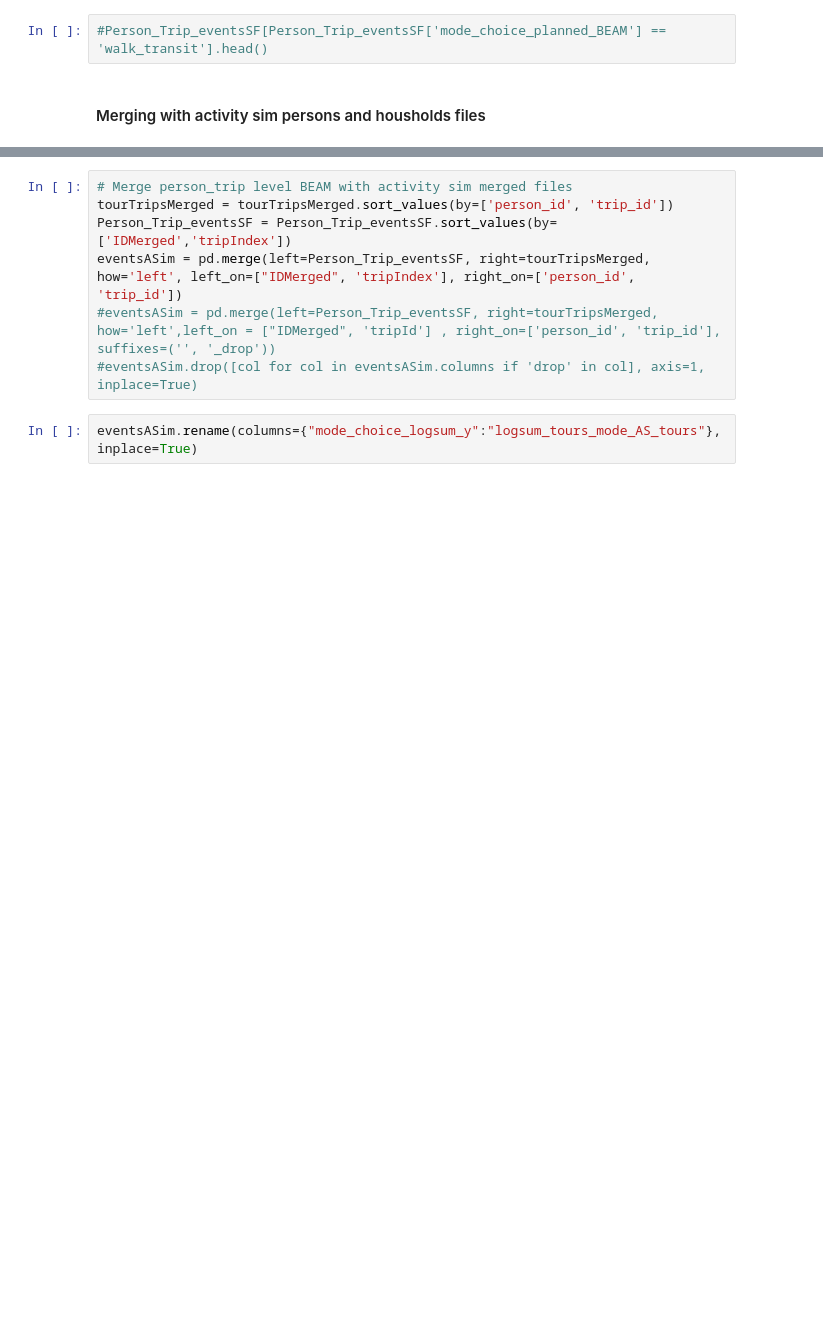
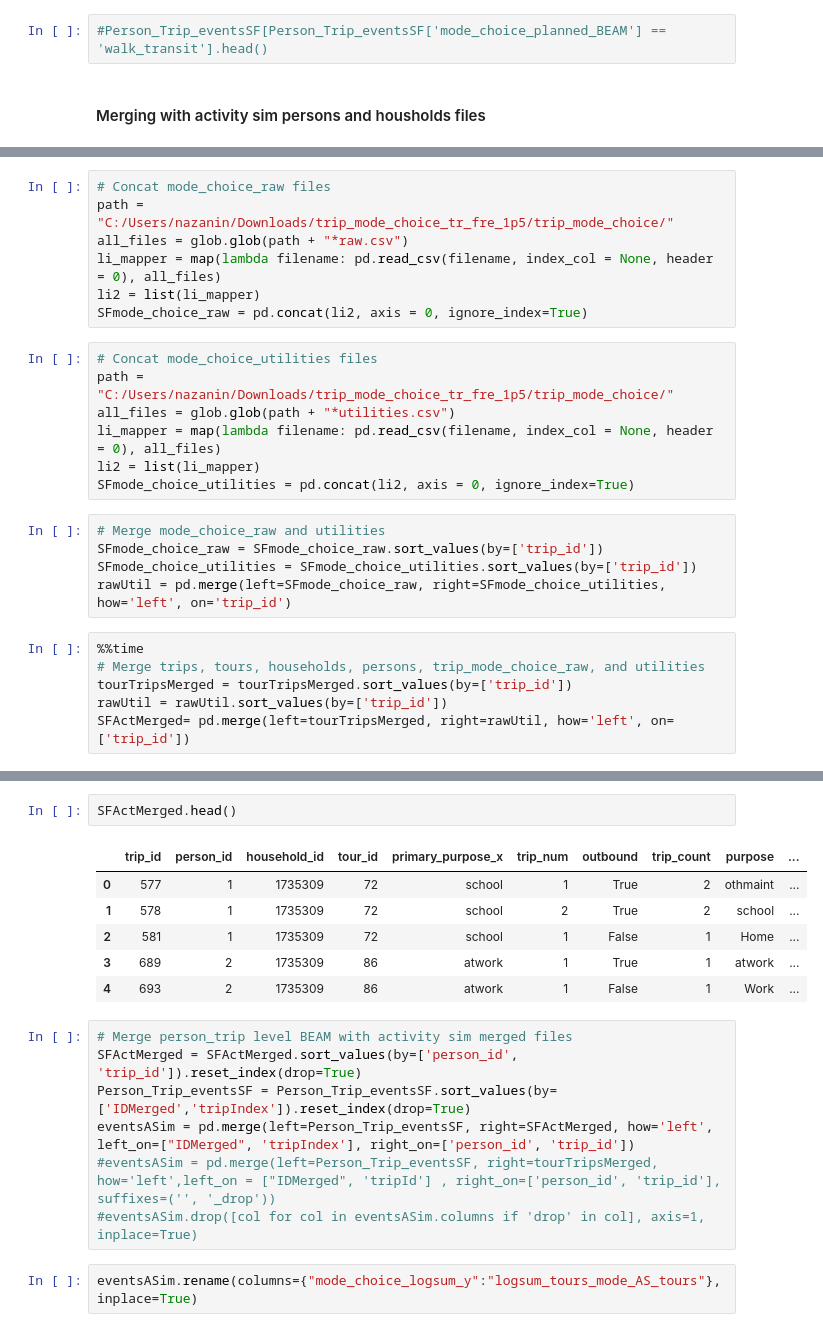
Before and after one commit to LBNL-UCB-STI/beam-core-analysis, a Jupyter notebook: Users/Nazanin/Person_Trip_Level_BEAM_SF_temp.ipynb, the cells around one changed output, grey strips where cells are left out. Drawn from its saved outputs; the diff is of its cells as text; blank space fills up the shorter version.

```diff
--- a/Users/Nazanin/Person_Trip_Level_BEAM_SF_temp.ipynb
+++ b/Users/Nazanin/Person_Trip_Level_BEAM_SF_temp.ipynb
@@ -508,0 +660,25 @@ trips.head()
+# %%
+# Concat mode_choice_raw files
+path = "C:/Users/nazanin/Downloads/trip_mode_choice_tr_fre_1p5/trip_mode_choice/"
+all_files = glob.glob(path + "*raw.csv")
+li_mapper = map(lambda filename: pd.read_csv(filename, index_col = None, header = 0), all_files)
+li2 = list(li_mapper)
+SFmode_choice_raw = pd.concat(li2, axis = 0, ignore_index=True)
+# %%
+# Concat mode_choice_utilities files
+path = "C:/Users/nazanin/Downloads/trip_mode_choice_tr_fre_1p5/trip_mode_choice/"
+all_files = glob.glob(path + "*utilities.csv")
+li_mapper = map(lambda filename: pd.read_csv(filename, index_col = None, header = 0), all_files)
+li2 = list(li_mapper)
+SFmode_choice_utilities = pd.concat(li2, axis = 0, ignore_index=True)
+# %%
+# Merge mode_choice_raw and utilities
+SFmode_choice_raw = SFmode_choice_raw.sort_values(by=['trip_id'])
+SFmode_choice_utilities = SFmode_choice_utilities.sort_values(by=['trip_id'])
+rawUtil = pd.merge(left=SFmode_choice_raw, right=SFmode_choice_utilities, how='left', on='trip_id')
+# %%
+%%time
+# Merge trips, tours, households, persons, trip_mode_choice_raw, and utilities
+tourTripsMerged = tourTripsMerged.sort_values(by=['trip_id'])
+rawUtil = rawUtil.sort_values(by=['trip_id'])
+SFActMerged= pd.merge(left=tourTripsMerged, right=rawUtil, how='left', on=['trip_id'])
@@ -509,8 +688,17 @@ trips.head()
+# %%
+SFActMerged.head()
+# %% [output]
+|  | trip_id | person_id | household_id | tour_id | primary_purpose_x | trip_num | outbound | trip_count | purpose | ... |
+| 0 | 577 | 1 | 1735309 | 72 | school | 1 | True | 2 | othmaint | ... |
+| 1 | 578 | 1 | 1735309 | 72 | school | 2 | True | 2 | school | ... |
+| 2 | 581 | 1 | 1735309 | 72 | school | 1 | False | 1 | Home | ... |
+| 3 | 689 | 2 | 1735309 | 86 | atwork | 1 | True | 1 | atwork | ... |
+| 4 | 693 | 2 | 1735309 | 86 | atwork | 1 | False | 1 | Work | ... |
 # %%
 # Merge person_trip level BEAM with activity sim merged files
-tourTripsMerged = tourTripsMerged.sort_values(by=['person_id', 'trip_id'])
-Person_Trip_eventsSF = Person_Trip_eventsSF.sort_values(by=['IDMerged','tripIndex'])
-eventsASim = pd.merge(left=Person_Trip_eventsSF, right=tourTripsMerged, how='left', left_on=["IDMerged", 'tripIndex'], right_on=['person_id', 'trip_id'])
+SFActMerged = SFActMerged.sort_values(by=['person_id', 'trip_id']).reset_index(drop=True)
+Person_Trip_eventsSF = Person_Trip_eventsSF.sort_values(by=['IDMerged','tripIndex']).reset_index(drop=True)
+eventsASim = pd.merge(left=Person_Trip_eventsSF, right=SFActMerged, how='left', left_on=["IDMerged", 'tripIndex'], right_on=['person_id', 'trip_id'])
 #eventsASim = pd.merge(left=Person_Trip_eventsSF, right=tourTripsMerged, how='left',left_on = ["IDMerged", 'tripId'] , right_on=['person_id', 'trip_id'], suffixes=('', '_drop'))
 #eventsASim.drop([col for col in eventsASim.columns if 'drop' in col], axis=1, inplace=True)
 # %%
```
Also changed, not shown: parts of 64 cells of this notebook, 2 other files.
